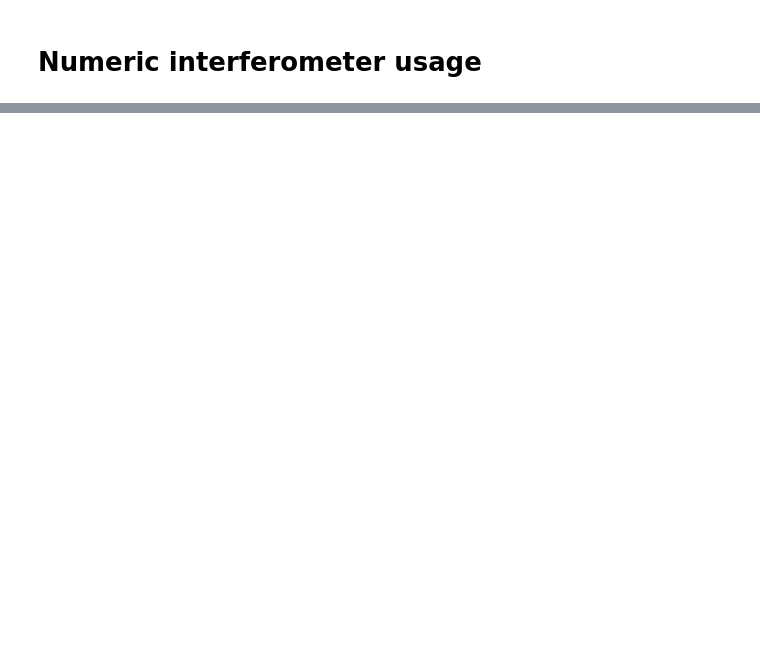
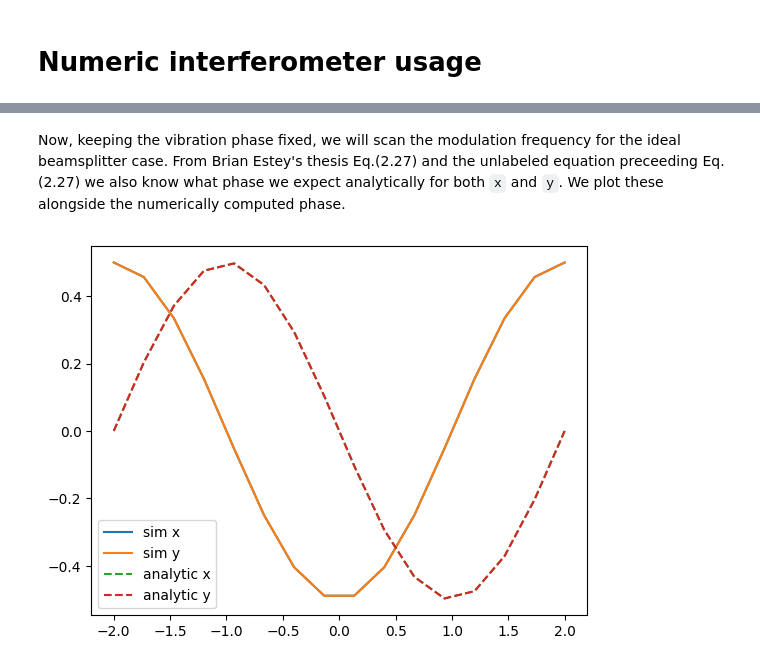
Before and after one commit to jc-roth/mwave, a Jupyter notebook: docs/examples/numeric_interferometer_usage.ipynb, the cells around one changed output, grey strips where cells are left out. Saved outputs shown, nothing was run; the diff lists cells and outputs as text; code cells hidden in the pictures; blank space fills up the shorter version.

```diff
--- a/docs/examples/numeric_interferometer_usage.ipynb
+++ b/docs/examples/numeric_interferometer_usage.ipynb
@@ -207,17 +48,0 @@ Make ellipse
-# %%
-def calc_xy(a, b, c, d):
-    return (a-b)/(a+b), (c-d)/(c+d)
-
-x0, y0, z0, vz, vx, vy = cloud_init(natoms=1000, sigma_cloud=1e-3, sigma_transverse_v=0.1*3.5e-3/omega_r_conversion, sigma_vertical_v=0.1*3.5e-3)
-
-cphases = np.linspace(0, 2*np.pi, 12)
-x, y = np.full_like(cphases, np.nan), np.full_like(cphases, np.nan)
-for i in range(len(cphases)):
-    pA, pB, pC, pD = cpops(x0, y0, z0, vz, vx, vy, cphase=cphases[i], injected_dphase=np.pi/8)
-    x[i], y[i] = calc_xy(np.sum(pA), np.sum(pB), np.sum(pC), np.sum(pD))
-
-plt.plot(x, y, '.')
-plt.gca().set_aspect('equal')
-plt.xlim(-1,1)
-plt.ylim(-1,1)
-plt.show()
@@ -225,0 +211,34 @@ plt.show()
+# %% [markdown]
+Now, keeping the vibration phase fixed, we will scan the modulation frequency for the ideal beamsplitter case. From Brian Estey's thesis Eq.(2.27) and the unlabeled equation preceeding Eq.(2.27) we also know what phase we expect analytically for both `x` and `y`. We plot these alongside the numerically computed phase.
+# %%
+# Define analytic form of x and y
+def analytic_ellipse(vibration_phase, omega_m):
+    phid = 8*nbragg**2*T - nbragg*omega_m*T
+    phic = vibration_phase
+    pA = np.cos((phic+phid)/2)**2/8
+    pB = np.cos((phic-phid)/2)**2/8
+    pC = np.sin((phic-phid)/2)**2/8
+    pD = np.sin((phic+phid)/2)**2/8
+    return (pB-pA)/(pB+pA)/2, (pD-pC)/(pD+pC)/2
+
+# Define phases to scan over
+target_phases = np.linspace(-2*np.pi, 2*np.pi, 16)
+omega_ms = 8*nbragg + target_phases/(2*nbragg*T)
+
+# Loop over each modulation frequency, compute x and y
+x, y = np.full_like(omega_ms, np.nan), np.full_like(omega_ms, np.nan)
+ax, ay = np.full_like(omega_ms, np.nan), np.full_like(omega_ms, np.nan)
+for i in tqdm(range(len(omega_ms))):
+    bs_lookup_dict = {} # Reset cache
+    x[i], y[i] = sim_ellipse(0.0, omega_ms[i], use_ideal=True)
+    ax[i], ay[i] = analytic_ellipse(np.pi/2, omega_ms[i])
+
+# Plot
+plt.plot(target_phases/np.pi, x, label='sim x')
+plt.plot(target_phases/np.pi, y, label='sim y')
+plt.plot(target_phases/np.pi, ax, '--', label='analytic x')
+plt.plot(target_phases/np.pi, ay, '--', label='analytic y')
+plt.legend()
+plt.show()
+# %% [output]
+[figure, added]
```
Also changed, not shown: parts of 18 cells of this notebook, 15 other files.
